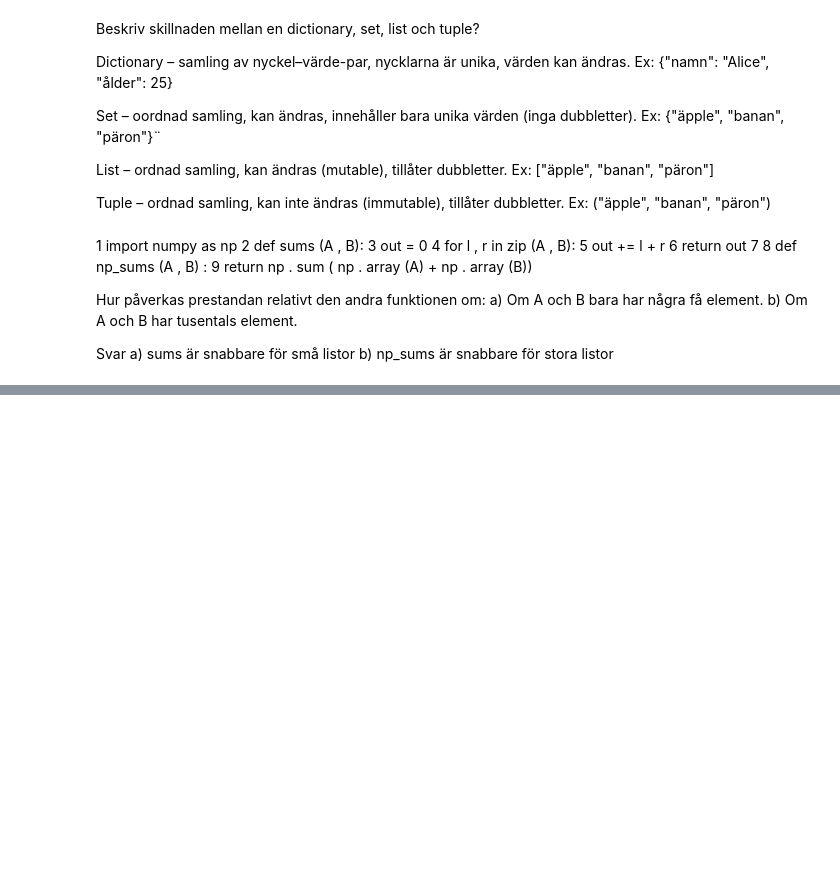
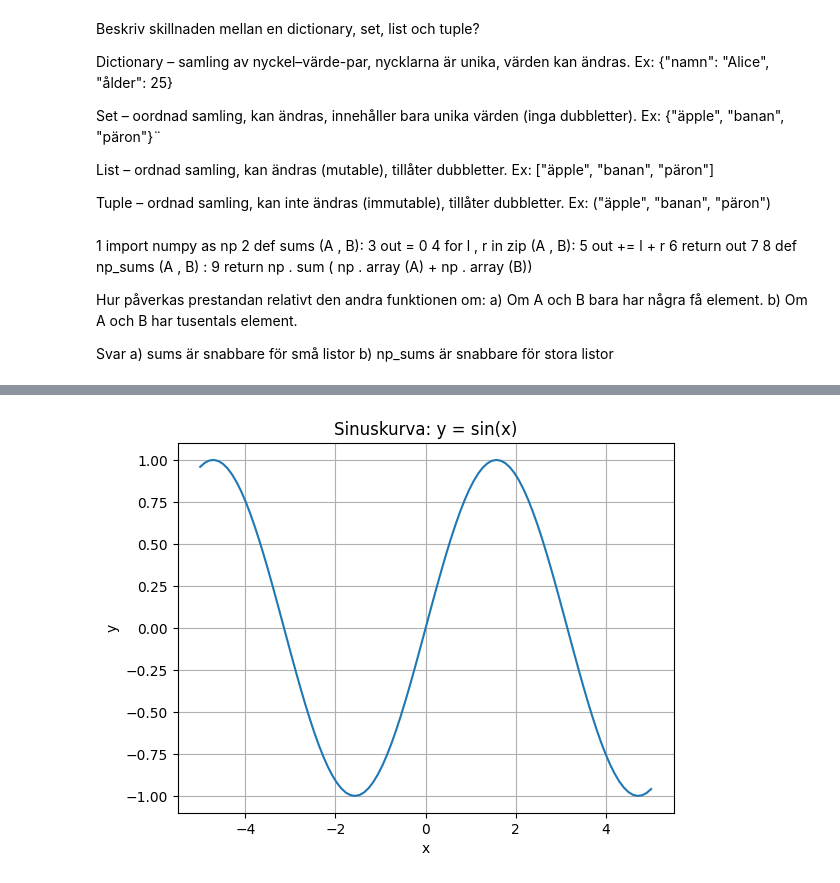
Before and after one commit to EmiJov/python-programming-EMILIA-JOVANOVIC, a Jupyter notebook: Övningar inför tentamen/Python övningstenta.ipynb, the cells around one changed output, grey strips where cells are left out. Cells and saved outputs as stored; diff of their text form; code cells hidden in the pictures; blank space fills up the shorter version.

```diff
--- a/Övningar inför tentamen/Python övningstenta.ipynb
+++ b/Övningar inför tentamen/Python övningstenta.ipynb
@@ -130,0 +176,13 @@ b) np_sums är snabbare för stora listor
+# %%
+y = np.sin(x)
+
+plt.plot(x, y)
+plt.title("Sinuskurva: y = sin(x)")
+plt.xlabel("x")
+plt.ylabel("y")
+plt.grid(True)
+plt.show()
+
+#Linjen går upp och ner → periodisk
+# %% [output]
+[figure, added]
```
Also changed, not shown: parts of 7 cells of this notebook.
